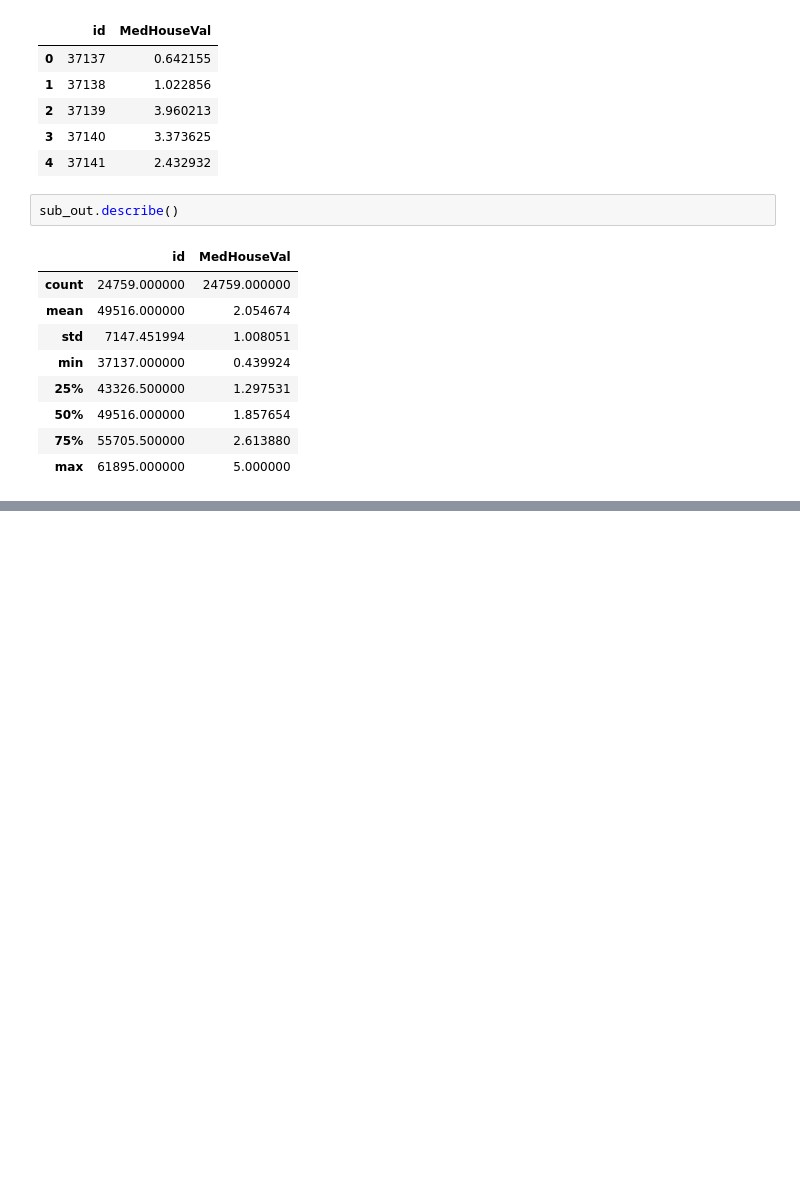
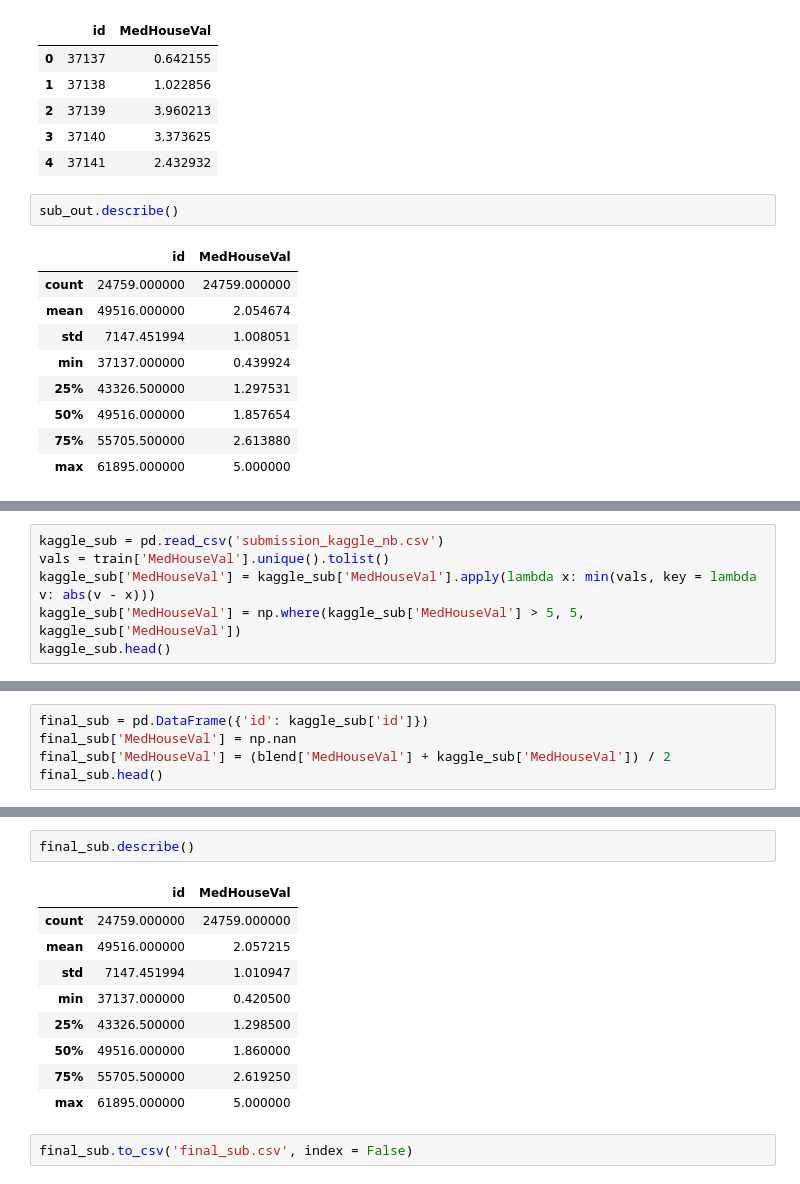
Before and after one commit to Analytics-Data-Science-and-Tech/Analytics_Data_Science, a Jupyter notebook: Tabular-Playground-Series/Tabular-Playground-Jan-2023/Ep1/Feature_Engineering.ipynb, the cells around one changed output, grey strips where cells are left out. Saved outputs shown, nothing was run; the diff lists cells and outputs as text; blank space fills up the shorter version.

```diff
--- a/Tabular-Playground-Series/Tabular-Playground-Jan-2023/Ep1/Feature_Engineering.ipynb
+++ b/Tabular-Playground-Series/Tabular-Playground-Jan-2023/Ep1/Feature_Engineering.ipynb
@@ -509,0 +565,6 @@ sub_out.to_csv('sub_out.csv', index = False)
+# %%
+kaggle_sub = pd.read_csv('submission_kaggle_nb.csv')
+vals = train['MedHouseVal'].unique().tolist()
+kaggle_sub['MedHouseVal'] = kaggle_sub['MedHouseVal'].apply(lambda x: min(vals, key = lambda v: abs(v - x)))
+kaggle_sub['MedHouseVal'] = np.where(kaggle_sub['MedHouseVal'] > 5, 5, kaggle_sub['MedHouseVal'])
+kaggle_sub.head()
@@ -509,0 +578,5 @@ sub_out.to_csv('sub_out.csv', index = False)
+# %%
+final_sub = pd.DataFrame({'id': kaggle_sub['id']})
+final_sub['MedHouseVal'] = np.nan
+final_sub['MedHouseVal'] = (blend['MedHouseVal'] + kaggle_sub['MedHouseVal']) / 2
+final_sub.head()
@@ -509,0 +590,14 @@ sub_out.to_csv('sub_out.csv', index = False)
+# %%
+final_sub.describe()
+# %% [output]
+|  | id | MedHouseVal |
+| count | 24759.000000 | 24759.000000 |
+| mean | 49516.000000 | 2.057215 |
+| std | 7147.451994 | 1.010947 |
+| min | 37137.000000 | 0.420500 |
+| 25% | 43326.500000 | 1.298500 |
+| 50% | 49516.000000 | 1.860000 |
+| 75% | 55705.500000 | 2.619250 |
+| max | 61895.000000 | 5.000000 |
+# %%
+final_sub.to_csv('final_sub.csv', index = False)
```
Also changed, not shown: parts of 11 cells of this notebook.
